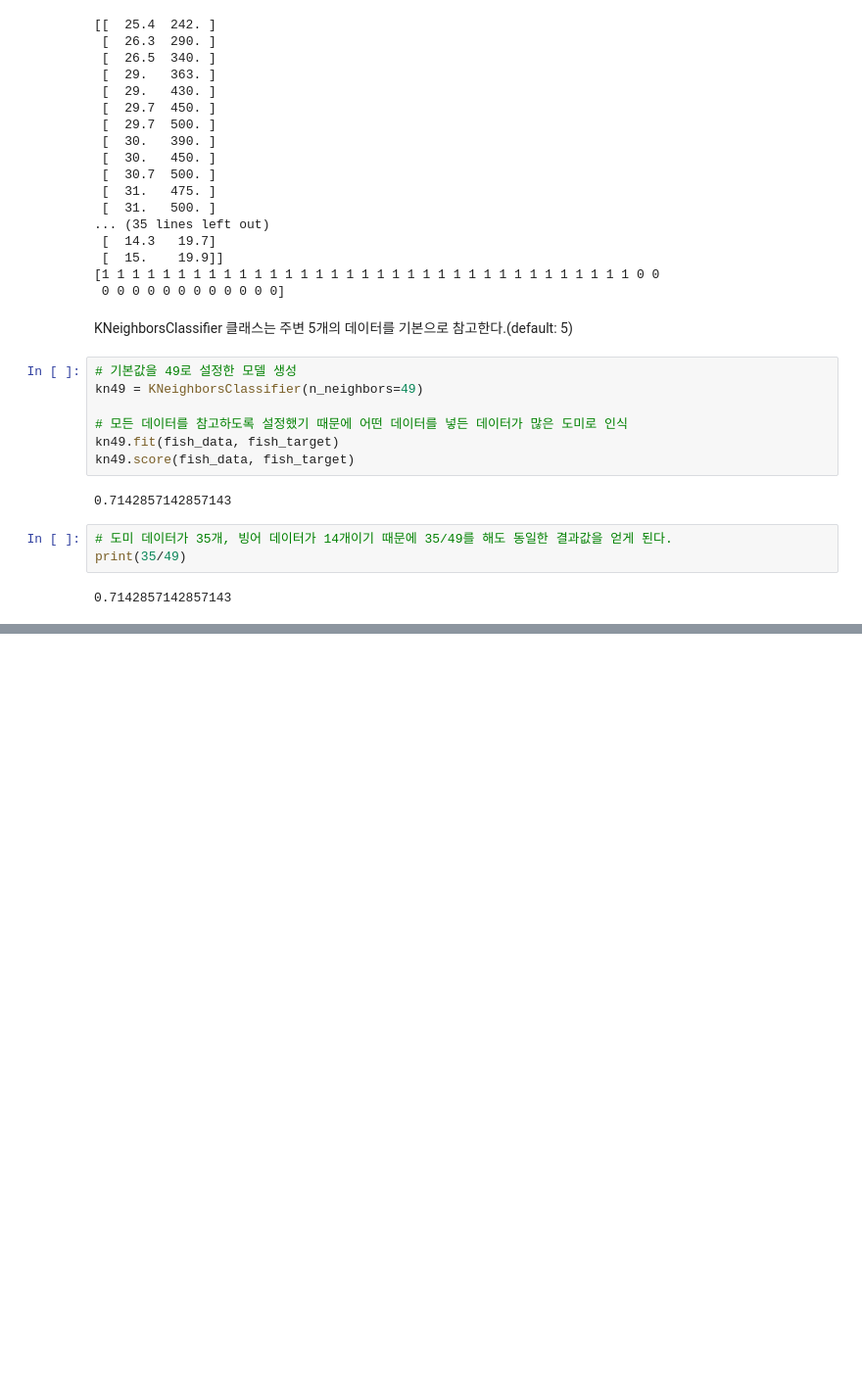
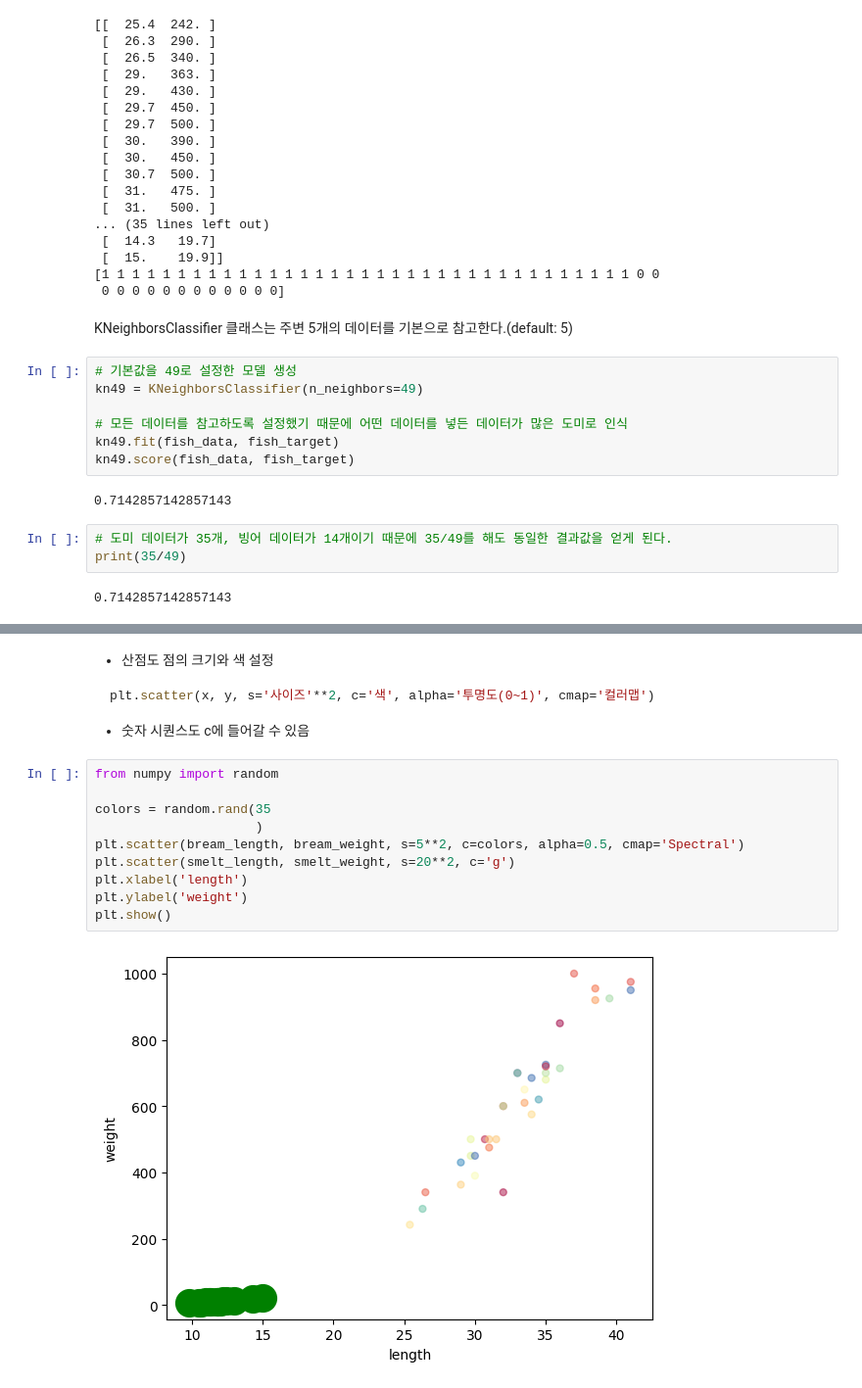
Before and after one commit to bonmin9/gdg_hufs, a Jupyter notebook: ai_basic/01-03_market&ML.ipynb, the cells around one changed output, grey strips where cells are left out. Shown at 98% size. Cells and saved outputs as stored; diff of their text form; blank space fills up the shorter version.

````diff
--- a/ai_basic/01-03_market&ML.ipynb
+++ b/ai_basic/01-03_market&ML.ipynb
@@ -135,0 +169,18 @@ for n in range(5, 50):
+# %% [markdown]
+- 산점도 점의 크기와 색 설정
+```python
+plt.scatter(x, y, s='사이즈'**2, c='색', alpha='투명도(0~1)', cmap='컬러맵')
+```
+  - 숫자 시퀀스도 c에 들어갈 수 있음
+# %%
+from numpy import random
+
+colors = random.rand(35
+                     )
+plt.scatter(bream_length, bream_weight, s=5**2, c=colors, alpha=0.5, cmap='Spectral')
+plt.scatter(smelt_length, smelt_weight, s=20**2, c='g')
+plt.xlabel('length')
+plt.ylabel('weight')
+plt.show()
+# %% [output]
+[figure, added]
````
Also changed, not shown: parts of 9 cells of this notebook, 2 other files.
